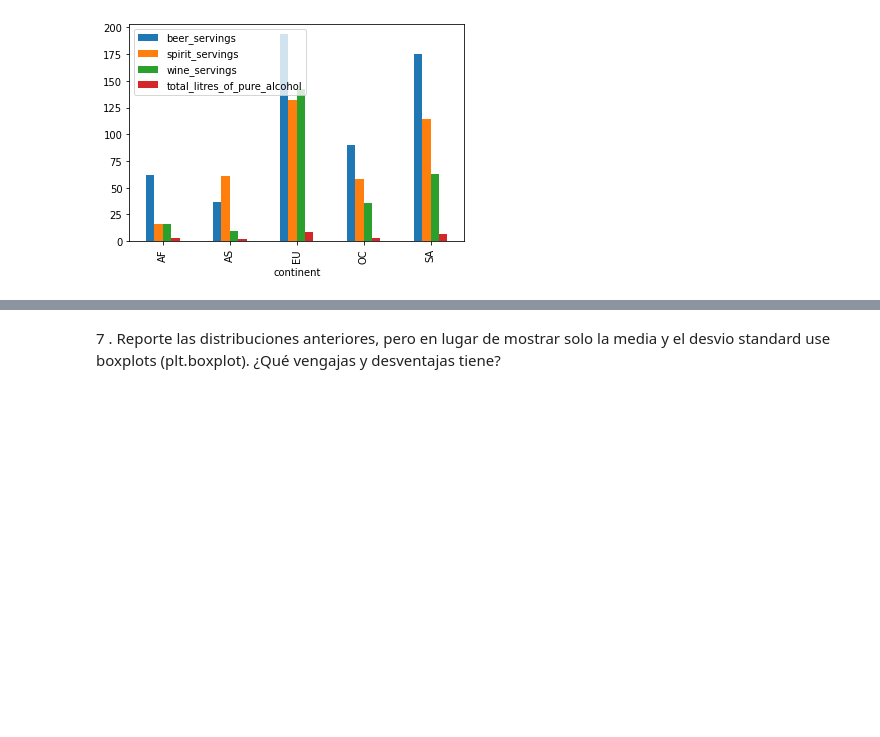
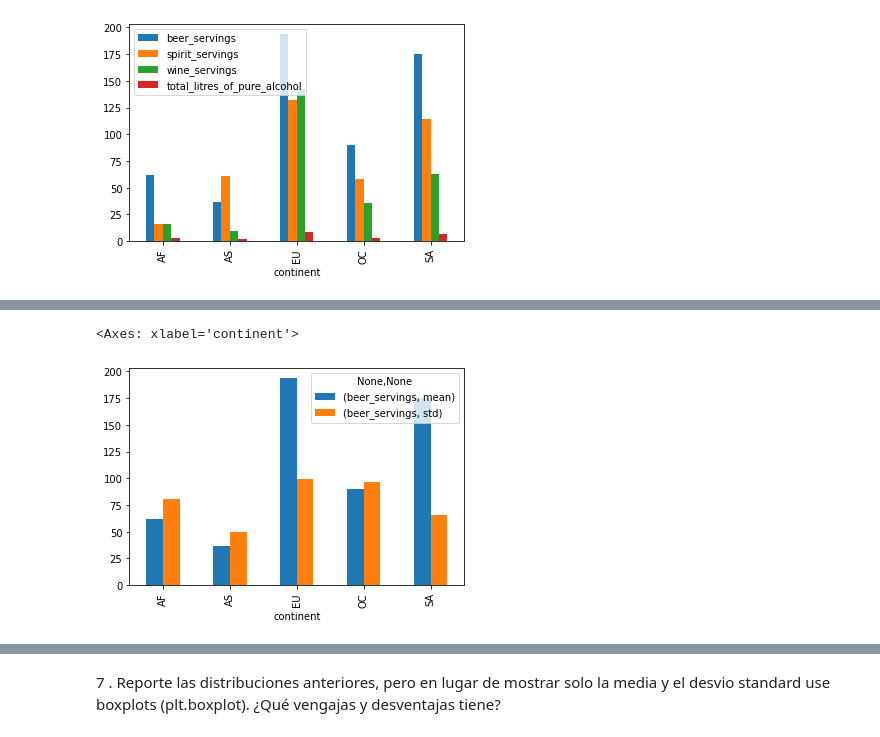
Before and after one commit to Luis-Eduardo-P-Ch/Programacion-para-el-Analisis-de-datos, a Jupyter notebook: Practica5.ipynb, the cells around one changed output, grey strips where cells are left out. Saved outputs shown, nothing was run; the diff lists cells and outputs as text; code cells hidden in the pictures; blank space fills up the shorter version.

```diff
--- a/Practica5.ipynb
+++ b/Practica5.ipynb
@@ -266,0 +276,5 @@ grouped.plot(kind='bar')
+# %%
+#Agrupo los datos por continente y calculo la media y desviación de cada bebida
+grouped_m_st=df.groupby('continent').agg({'beer_servings':['mean', 'std']})
+
+grouped_m_st
@@ -266,0 +290,6 @@ grouped.plot(kind='bar')
+# %%
+#Visualizamos los datos con un grafico de barras
+grouped_m_st.plot(kind='bar')
+# %% [output]
+<Axes: xlabel='continent'>
+[figure, added]
```
Also changed, not shown: parts of 15 cells of this notebook.
